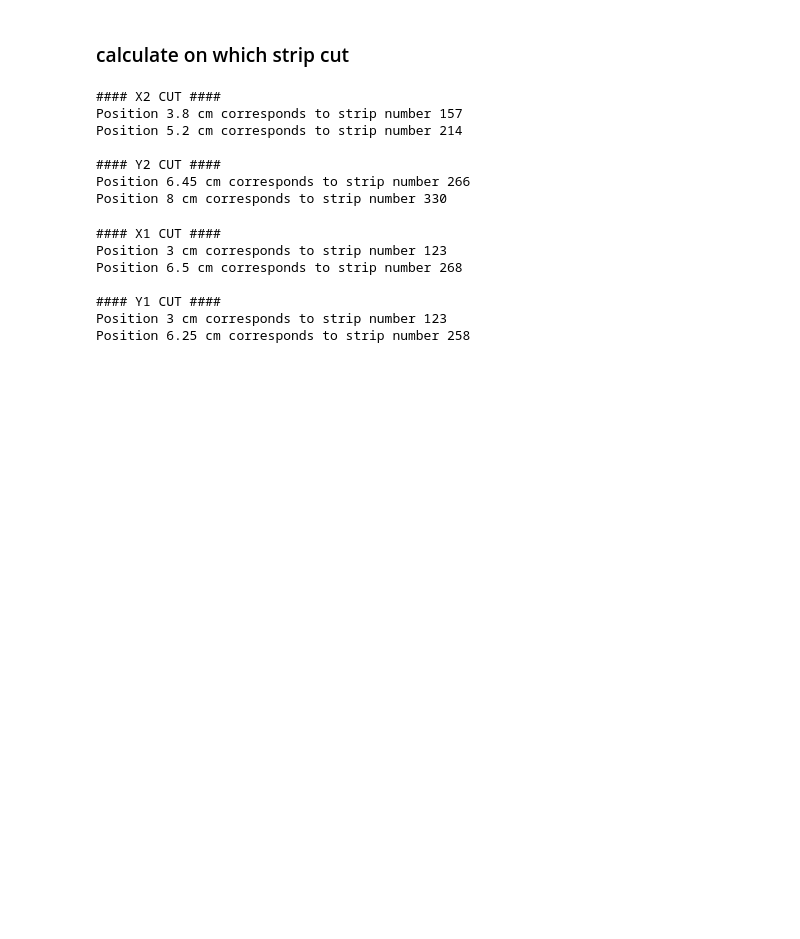
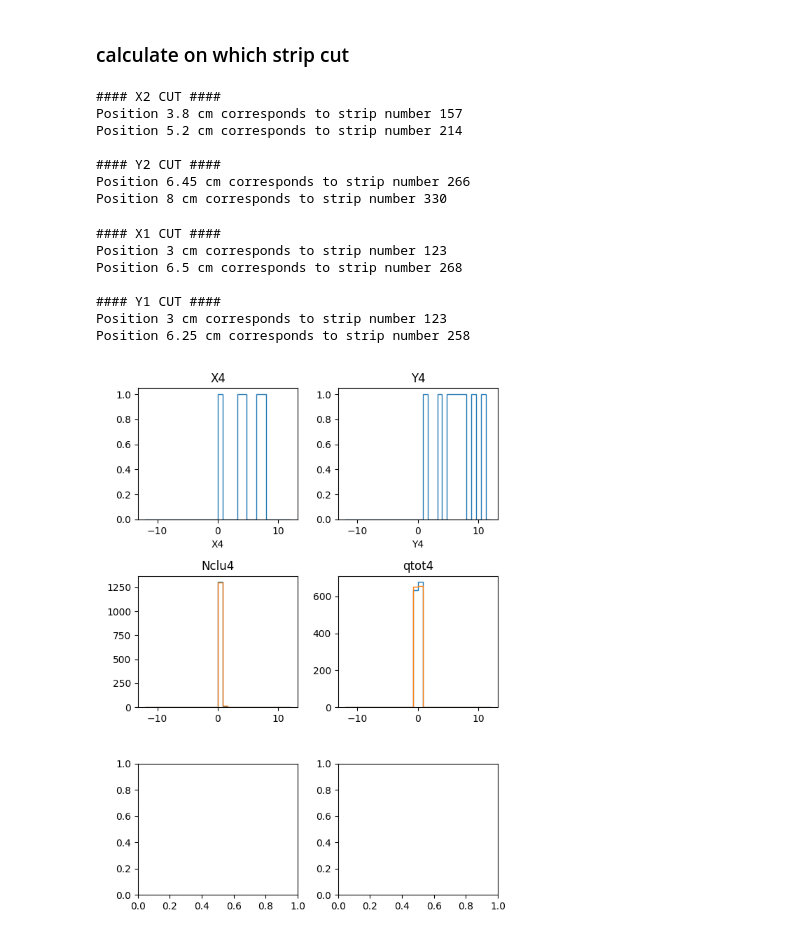
Before and after one commit to Ncanale/eplusBOOST_2025_T9, a Jupyter notebook: check_signal_epBOOST.ipynb, the cells around one changed output. Saved outputs shown, nothing was run; the diff lists cells and outputs as text; code cells hidden in the pictures; blank space fills up the shorter version.

```diff
--- a/check_signal_epBOOST.ipynb
+++ b/check_signal_epBOOST.ipynb
@@ -23,7 +23,7 @@ def get_theta_angles(x1, y1, x2, y2, d):
 # %% [markdown]
 ## define run
 # %%
-run_number = 730181
+run_number = 730217
 
 # run_list = [730157,730159,730160,730161]
 # labels = ['initial guess', 'amorphous', '20300','25300']
@@ -579,3 +579,31 @@ Position 6.5 cm corresponds to strip number 268
 #### Y1 CUT ####
 Position 3 cm corresponds to strip number 123
 Position 6.25 cm corresponds to strip number 258
+# %%
+if run_number >730198:
+    fig, ax = plt.subplots(3,2, figsize = (6,8))
+    ax = ax.flatten()
+    x4 = xpos[:,6]
+    y4 = xpos[:,7]
+
+
+    ax[0].hist(x4, bins = 30, range = (-12,12), histtype = 'step')
+    ax[0].set_title('X4')
+    ax[0].set_xlabel('X4')
+    ax[1].hist(y4, bins = 30, range = (-12,12), histtype = 'step')
+    ax[1].set_title('Y4')
+    ax[1].set_xlabel('Y4')
+
+    ax[2].hist(nclu[:,2], bins = 30, range = (-12,12), histtype = 'step')
+    ax[2].hist(nclu[:,3], bins = 30, range = (-12,12), histtype = 'step')
+    ax[2].set_title('Nclu4')
+
+    ax[3].hist(qtot[:,2], bins = 30, range = (-12,12), histtype = 'step')
+    ax[3].hist(qtot[:,3], bins = 30, range = (-12,12), histtype = 'step')
+    ax[3].set_title('qtot4')
+
+
+plt.tight_layout()
+plt.show()
+# %% [output]
+[figure, added]
```
Also changed, not shown: parts of 15 cells of this notebook.
